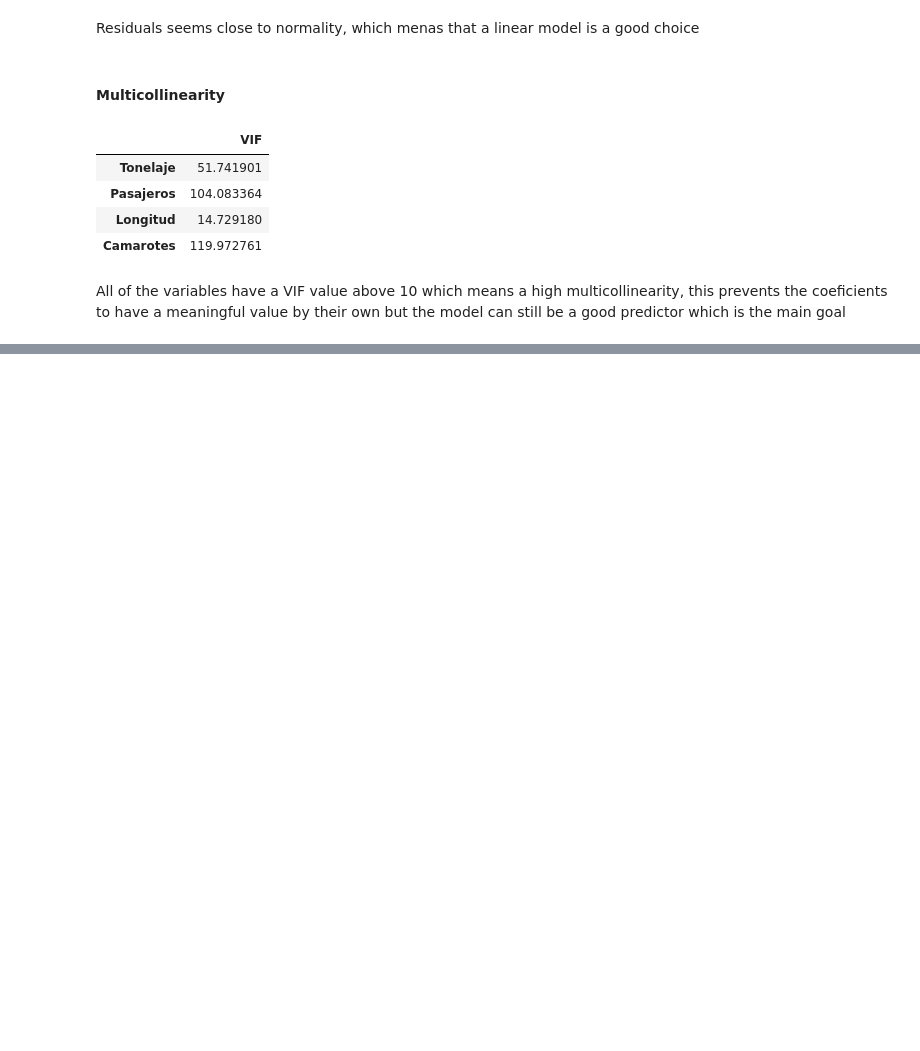
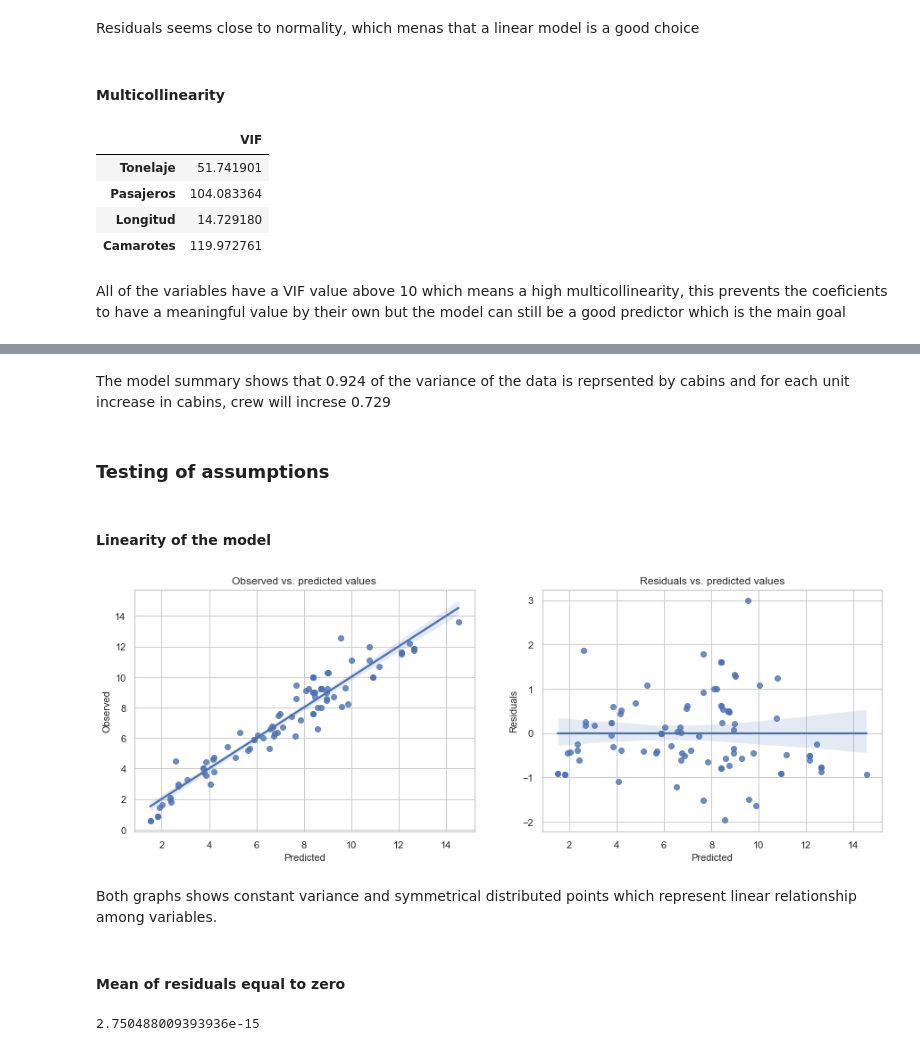
Before and after one commit to leonMoya/my_repo, a Jupyter notebook: Crew_Machine_Learning_model.ipynb, the cells around one changed output, grey strips where cells are left out. Saved outputs shown, nothing was run; the diff lists cells and outputs as text; code cells hidden in the pictures; blank space fills up the shorter version.

```diff
--- a/Crew_Machine_Learning_model.ipynb
+++ b/Crew_Machine_Learning_model.ipynb
@@ -414,0 +527,6 @@ After 10 iterations of random samples the model peforms well on both training an
+# %%
+sel_cols = ['Camarotes']
+scaler, X, y, X_train, X_test, y_train, y_test = scale_and_split_data(
+    ships_cleaned, sel_cols, scale_flag=False)
+display(X.describe())
+print('Train_size: ', X_train.shape[0], ' Test_size:', X_test.shape[0])
@@ -414,0 +548,3 @@ After 10 iterations of random samples the model peforms well on both training an
+# %%
+s_regr = sm.OLS(y_train, sm.add_constant(X_train)).fit()
+s_regr.summary()
@@ -414,0 +571,31 @@ After 10 iterations of random samples the model peforms well on both training an
+# %% [markdown]
+The model summary shows that 0.924 of the variance of the data is reprsented by cabins and for each unit increase in cabins, crew will increse 0.729
+# %% [markdown]
+### Testing of assumptions
+# %%
+y_train_pred = s_regr.predict(sm.add_constant(X_train))
+y_test_pred = s_regr.predict(sm.add_constant(X_test))
+# %% [markdown]
+#### Linearity of the model
+# %%
+fig, ax = plt.subplots(1,2, figsize=(15, 5))
+
+sns.regplot(x=y_train_pred, y=y_train, ax=ax[0])
+ax[0].set_title('Observed vs. predicted values')
+ax[0].set(xlabel='Predicted', ylabel='Observed')
+
+sns.regplot(x=y_train_pred, y=s_regr.resid, ax=ax[1])
+ax[1].set_title('Residuals vs. predicted values')
+ax[1].set(xlabel='Predicted', ylabel='Residuals')
+
+plt.show()
+# %% [output]
+[figure, added]
+# %% [markdown]
+Both graphs shows constant variance and symmetrical distributed points which represent linear relationship among variables.
+# %% [markdown]
+#### Mean of residuals equal to zero
+# %%
+s_regr.resid.mean()
+# %% [output]
+2.750488009393936e-15
```
Also changed, not shown: parts of 109 cells of this notebook, 1 other file.
